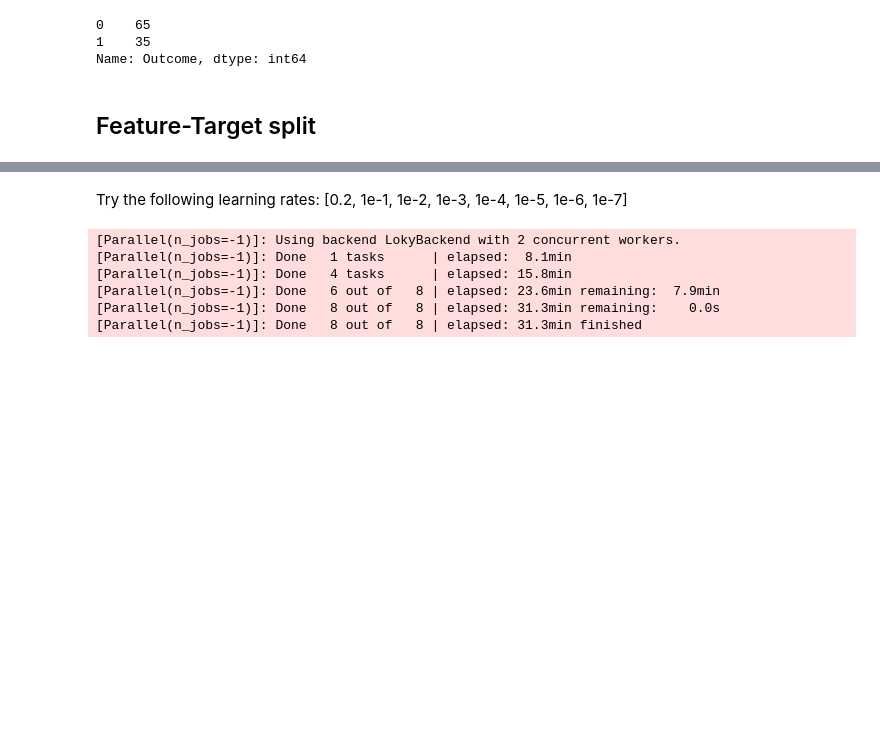
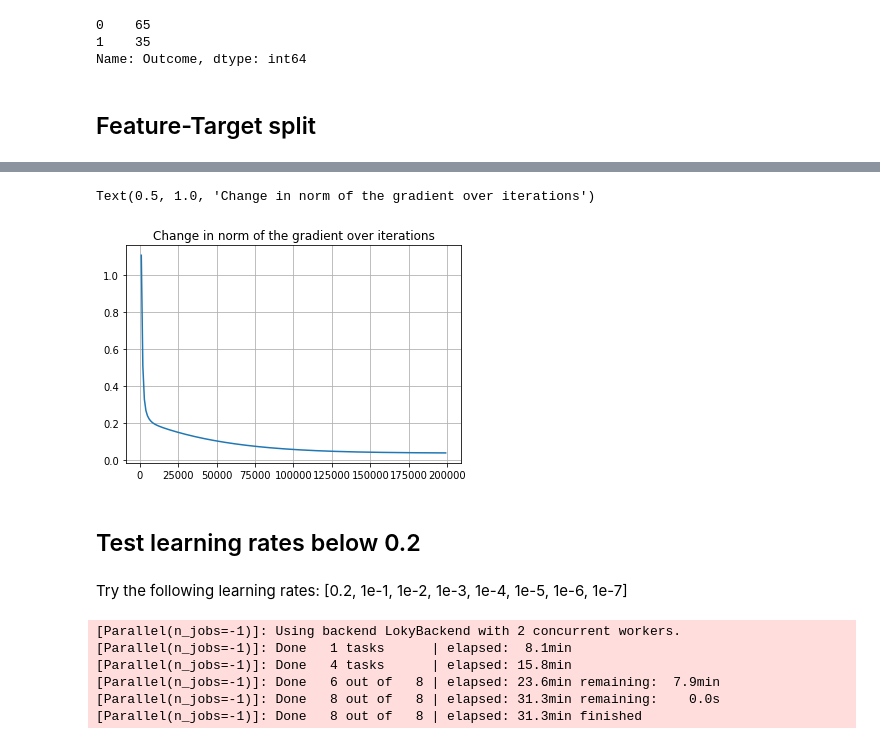
Before and after one commit to felixsimard/comp551-p2, a Jupyter notebook: takuya_part1_1.ipynb, the cells around one changed output, grey strips where cells are left out. Drawn from its saved outputs; the diff is of its cells as text; code cells hidden in the pictures; blank space fills up the shorter version.

```diff
--- a/takuya_part1_1.ipynb
+++ b/takuya_part1_1.ipynb
@@ -281,0 +96,3 @@ def get_acc_list(lr, max_iters, itv):
+# %%
+itv2 = itv1
+temp_result = get_result(1e-5, max_iters=2e5, itv=itv1)
@@ -282,3 +107,18 @@ def get_acc_list(lr, max_iters, itv):
+# %%
+# Create plot
+grad_list = temp_result.grad_list_it
+length = len(grad_list)
+row = list(range(1, length*itv2, itv2))
+plt.plot(row, grad_list)
+#plt.legend(['1', '1e1', '1e2', '1e3', '1e4'], bbox_to_anchor=(1.04,1))
+plt.grid()
+plt.title("Change in norm of the gradient over iterations")
+#plt.savefig('/content/drive/MyDrive/COMP551/mini2/figures/lrs_compare_max_itrs=2e5.png', bbox_inches="tight")
+# %% [output]
+Text(0.5, 1.0, 'Change in norm of the gradient over iterations')
+[figure, added]
+# %% [markdown]
+## Test learning rates below 0.2
 # %% [markdown]
 Try the following learning rates: [0.2, 1e-1, 1e-2, 1e-3, 1e-4, 1e-5, 1e-6, 1e-7]
 # %%
```
Also changed, not shown: parts of 36 cells of this notebook, 5 other files.
